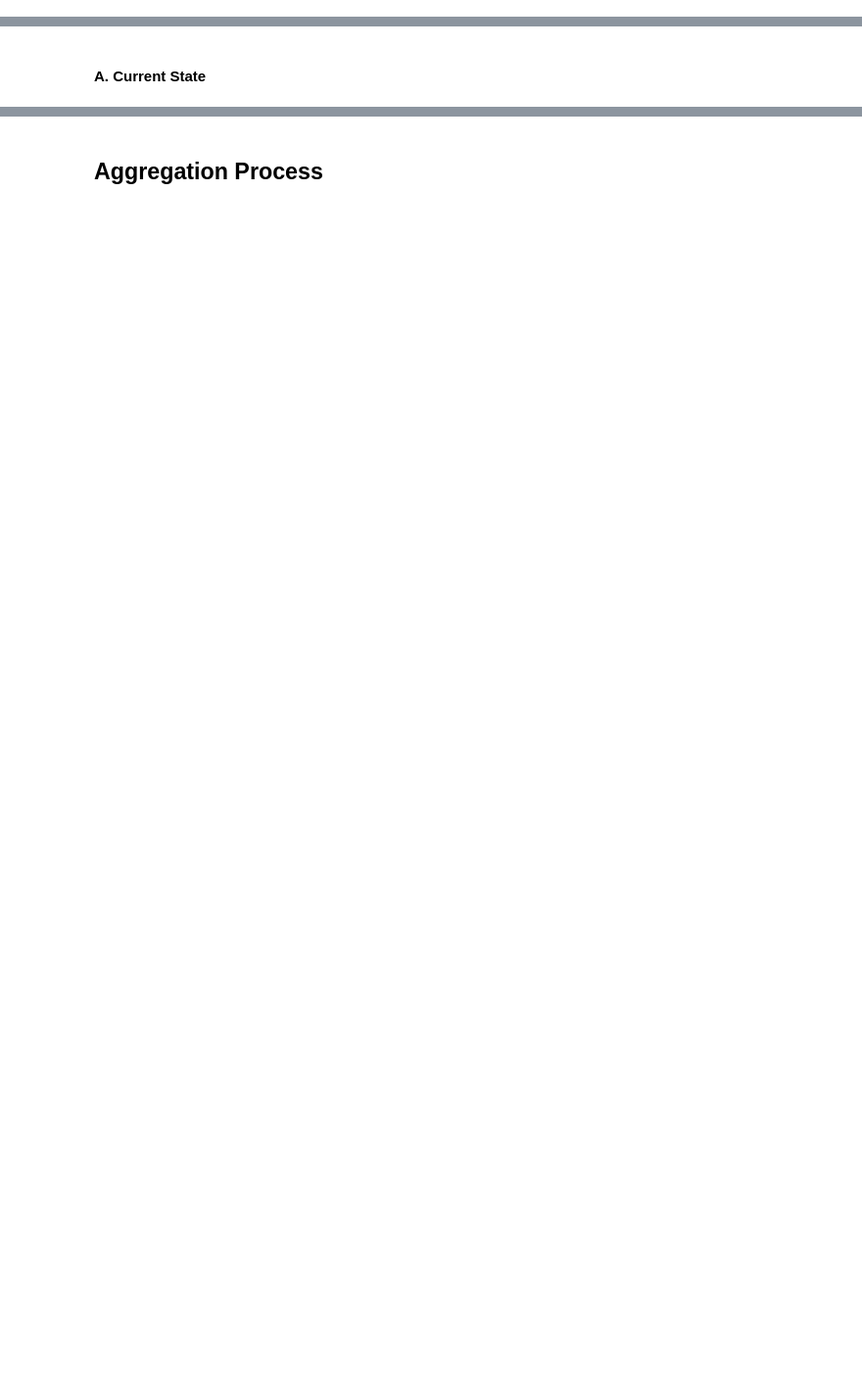
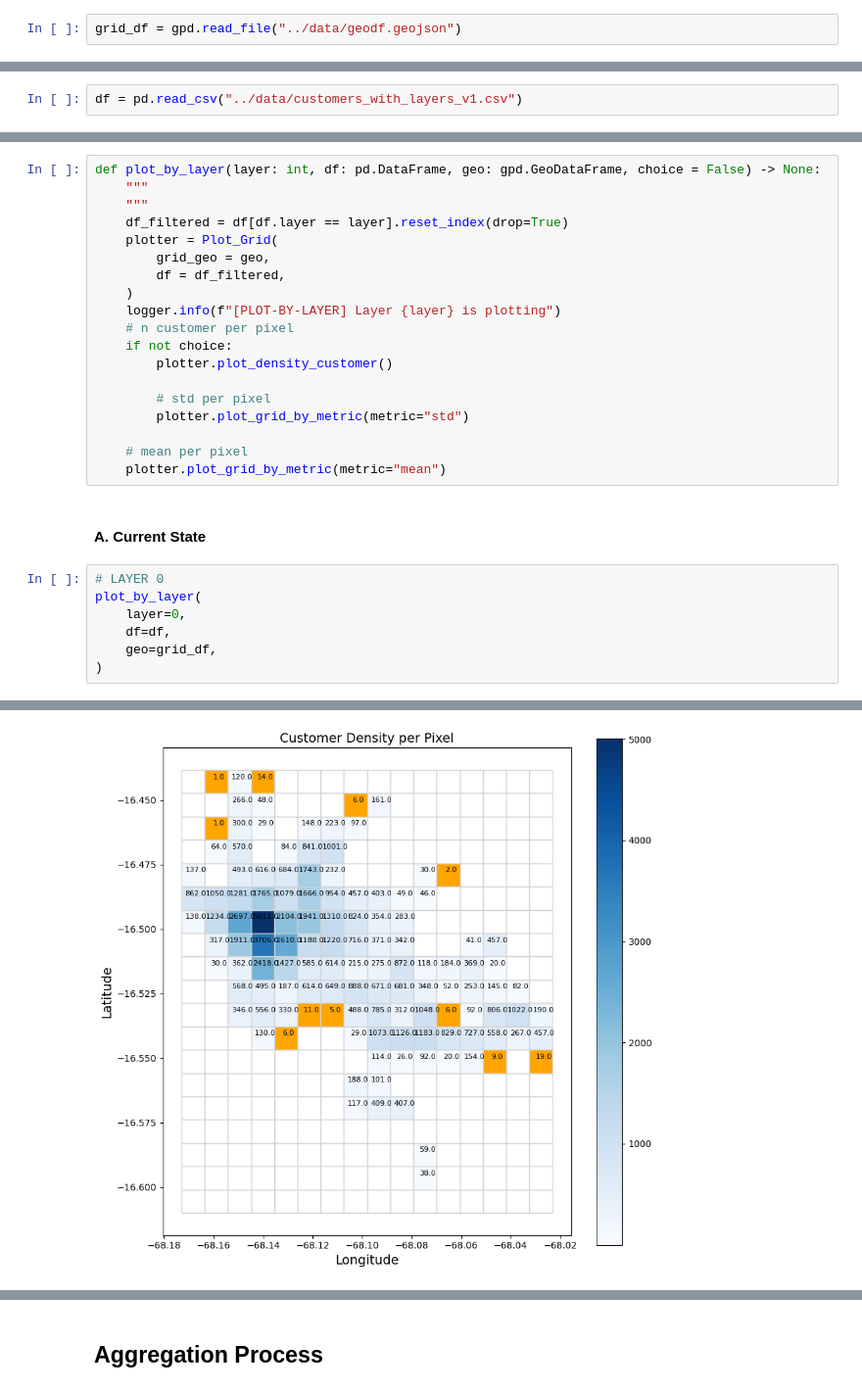
Before and after one commit to PitHurtado/clustering_over_discretization, a Jupyter notebook: notebooks/Playground v0 - pixel aggregation process.ipynb, the cells around one changed output, grey strips where cells are left out. Shown at 98% size. Saved outputs shown, nothing was run; the diff lists cells and outputs as text; blank space fills up the shorter version.

Commit message:
added: playground v1 about pixel aggregation process

```diff
--- a/notebooks/Playground v0 - pixel aggregation process.ipynb
+++ b/notebooks/Playground v0 - pixel aggregation process.ipynb
@@ -25,0 +27,2 @@ logging.basicConfig(level=logging.INFO)
+# %%
+grid_df = gpd.read_file("../data/geodf.geojson")
@@ -27,0 +45,2 @@ logging.basicConfig(level=logging.INFO)
+# %%
+df = pd.read_csv("../data/customers_with_layers_v1.csv")
@@ -30,2 +57,29 @@ logging.basicConfig(level=logging.INFO)
+# %%
+def plot_by_layer(layer: int, df: pd.DataFrame, geo: gpd.GeoDataFrame, choice = False) -> None:
+    """
+    """
+    df_filtered = df[df.layer == layer].reset_index(drop=True)
+    plotter = Plot_Grid(
+        grid_geo = geo,
+        df = df_filtered,
+    )
+    logger.info(f"[PLOT-BY-LAYER] Layer {layer} is plotting")
+    # n customer per pixel
+    if not choice:
+        plotter.plot_density_customer()
+
+        # std per pixel
+        plotter.plot_grid_by_metric(metric="std")
+
+    # mean per pixel
+    plotter.plot_grid_by_metric(metric="mean")
 # %% [markdown]
 #### A. Current State
+# %%
+# LAYER 0
+plot_by_layer(
+    layer=0,
+    df=df,
+    geo=grid_df,
+)
+# %% [output]
@@ -31,0 +92 @@ logging.basicConfig(level=logging.INFO)
+[figure, added]
```
Also changed, not shown: parts of 28 cells of this notebook, 5 other files.
